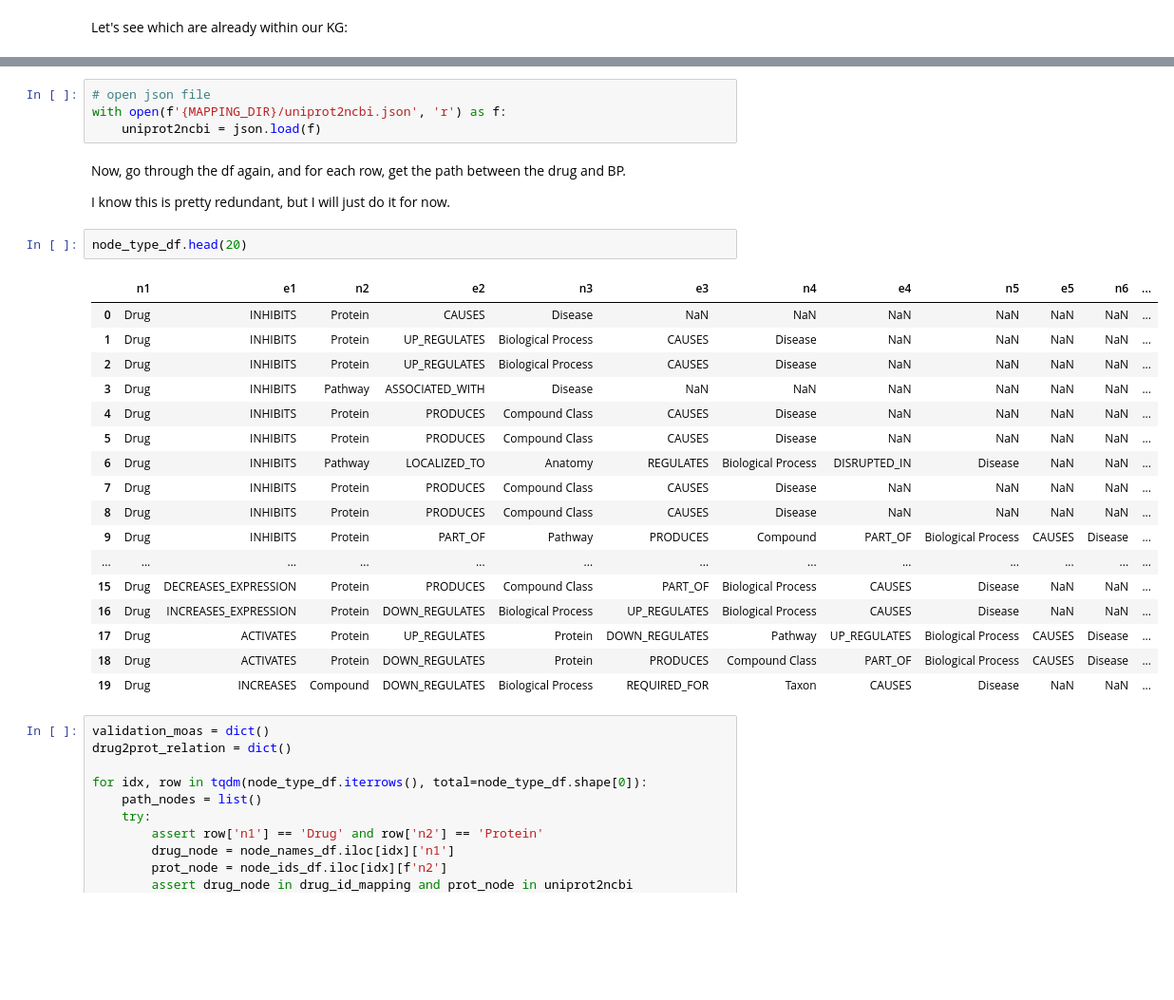
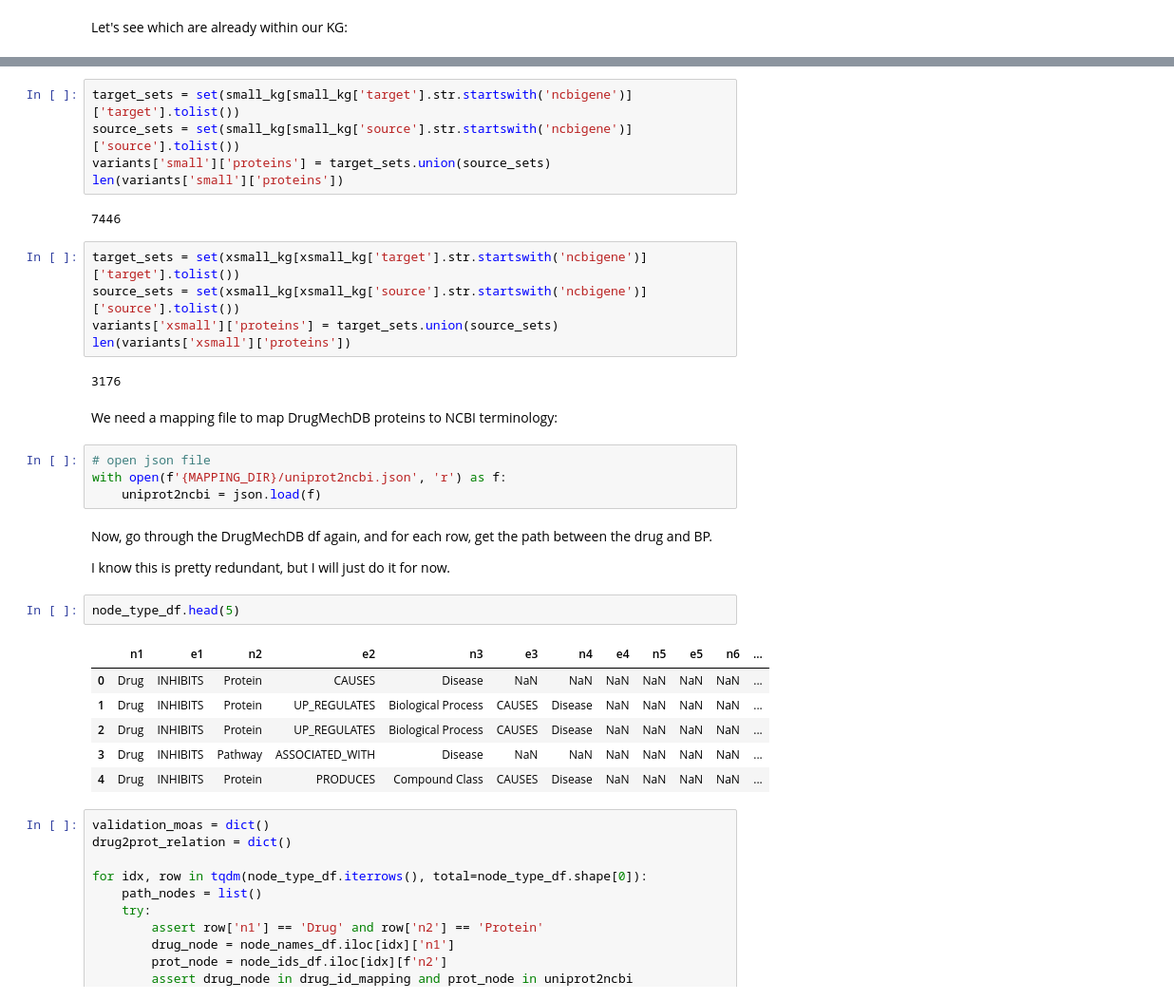
Before and after one commit to laurendelong21/MoA-Net, a Jupyter notebook: notebooks/2_validation_moas.ipynb, the cells around one changed output, grey strips where cells are left out. Shown at 95% size. Drawn from its saved outputs; the diff is of its cells as text; blank space fills up the shorter version.

```diff
--- a/notebooks/2_validation_moas.ipynb
+++ b/notebooks/2_validation_moas.ipynb
@@ -141,33 +177,38 @@ len(proteins_in_kg)
 # %% [output]
 9301
+# %%
+target_sets = set(small_kg[small_kg['target'].str.startswith('ncbigene')]['target'].tolist())
+source_sets = set(small_kg[small_kg['source'].str.startswith('ncbigene')]['source'].tolist())
+variants['small']['proteins'] = target_sets.union(source_sets)
+len(variants['small']['proteins'])
+# %% [output]
+7446
+# %%
+target_sets = set(xsmall_kg[xsmall_kg['target'].str.startswith('ncbigene')]['target'].tolist())
+source_sets = set(xsmall_kg[xsmall_kg['source'].str.startswith('ncbigene')]['source'].tolist())
+variants['xsmall']['proteins'] = target_sets.union(source_sets)
+len(variants['xsmall']['proteins'])
+# %% [output]
+3176
+# %% [markdown]
+We need a mapping file to map DrugMechDB proteins to NCBI terminology:
 # %%
 # open json file
 with open(f'{MAPPING_DIR}/uniprot2ncbi.json', 'r') as f:
     uniprot2ncbi = json.load(f)
 # %% [markdown]
-Now, go through the df again, and for each row, get the path between the drug and BP.
+Now, go through the DrugMechDB df again, and for each row, get the path between the drug and BP.
 
 I know this is pretty redundant, but I will just do it for now.
 # %%
-node_type_df.head(20)
+node_type_df.head(5)
 # %% [output]
 |  | n1 | e1 | n2 | e2 | n3 | e3 | n4 | e4 | n5 | e5 | n6 | ... |
 | 0 | Drug | INHIBITS | Protein | CAUSES | Disease | NaN | NaN | NaN | NaN | NaN | NaN | ... |
 | 1 | Drug | INHIBITS | Protein | UP_REGULATES | Biological Process | CAUSES | Disease | NaN | NaN | NaN | NaN | ... |
 | 2 | Drug | INHIBITS | Protein | UP_REGULATES | Biological Process | CAUSES | Disease | NaN | NaN | NaN | NaN | ... |
 | 3 | Drug | INHIBITS | Pathway | ASSOCIATED_WITH | Disease | NaN | NaN | NaN | NaN | NaN | NaN | ... |
 | 4 | Drug | INHIBITS | Protein | PRODUCES | Compound Class | CAUSES | Disease | NaN | NaN | NaN | NaN | ... |
-| 5 | Drug | INHIBITS | Protein | PRODUCES | Compound Class | CAUSES | Disease | NaN | NaN | NaN | NaN | ... |
-| 6 | Drug | INHIBITS | Pathway | LOCALIZED_TO | Anatomy | REGULATES | Biological Process | DISRUPTED_IN | Disease | NaN | NaN | ... |
-| 7 | Drug | INHIBITS | Protein | PRODUCES | Compound Class | CAUSES | Disease | NaN | NaN | NaN | NaN | ... |
-| 8 | Drug | INHIBITS | Protein | PRODUCES | Compound Class | CAUSES | Disease | NaN | NaN | NaN | NaN | ... |
-| 9 | Drug | INHIBITS | Protein | PART_OF | Pathway | PRODUCES | Compound | PART_OF | Biological Process | CAUSES | Disease | ... |
-| ... | ... | ... | ... | ... | ... | ... | ... | ... | ... | ... | ... | ... |
-| 15 | Drug | DECREASES_EXPRESSION | Protein | PRODUCES | Compound Class | PART_OF | Biological Process | CAUSES | Disease | NaN | NaN | ... |
-| 16 | Drug | INCREASES_EXPRESSION | Protein | DOWN_REGULATES | Biological Process | UP_REGULATES | Biological Process | CAUSES | Disease | NaN | NaN | ... |
-| 17 | Drug | ACTIVATES | Protein | UP_REGULATES | Protein | DOWN_REGULATES | Pathway | UP_REGULATES | Biological Process | CAUSES | Disease | ... |
-| 18 | Drug | ACTIVATES | Protein | DOWN_REGULATES | Protein | PRODUCES | Compound Class | PART_OF | Biological Process | CAUSES | Disease | ... |
-| 19 | Drug | INCREASES | Compound | DOWN_REGULATES | Biological Process | REQUIRED_FOR | Taxon | CAUSES | Disease | NaN | NaN | ... |
 # %%
 validation_moas = dict()
 drug2prot_relation = dict()
```
Also changed, not shown: parts of 36 cells of this notebook, 1 other file.
